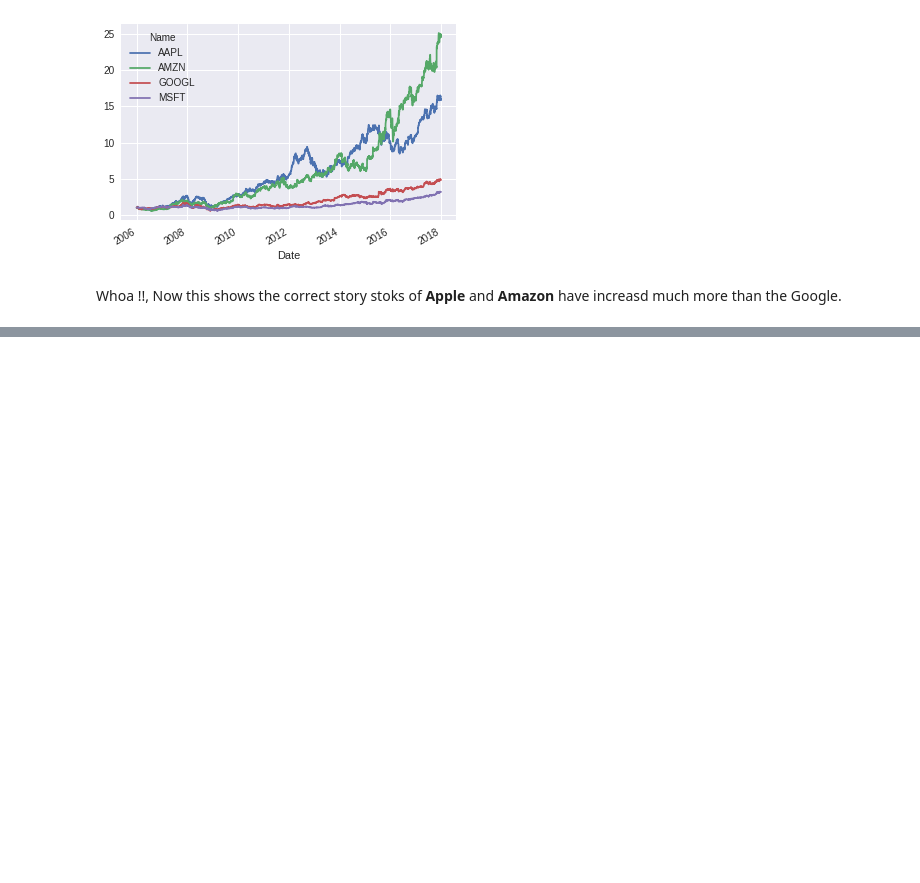
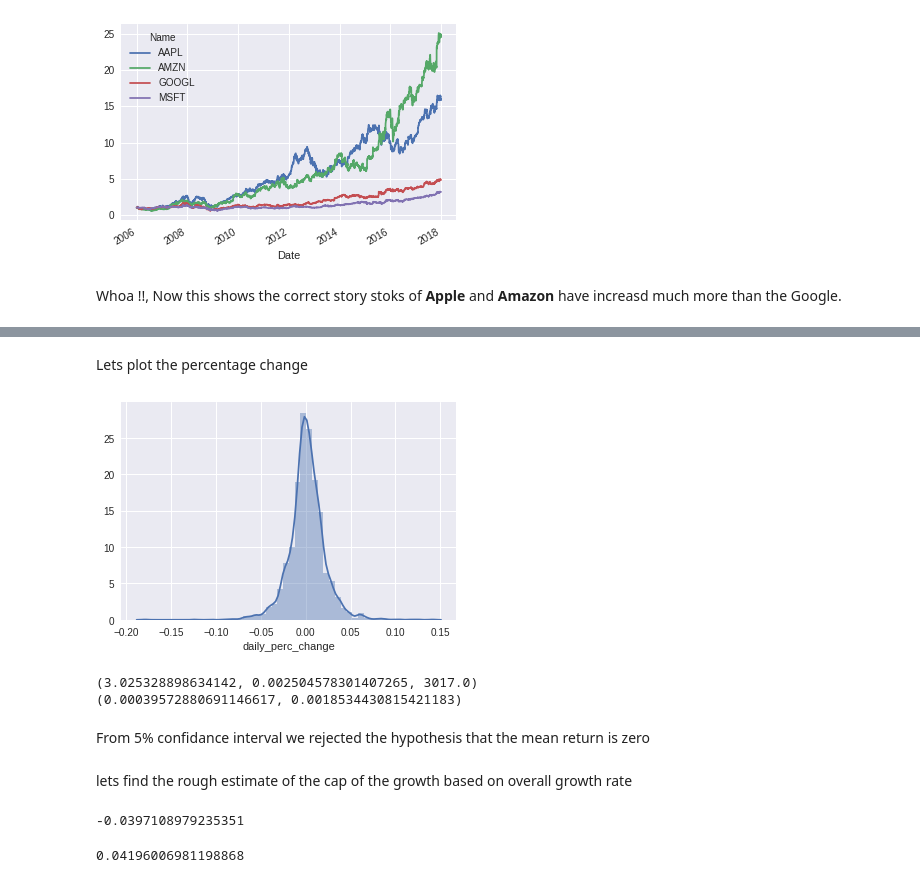
Before and after one commit to saurabh2086/timeSeriesAnalysis, a Jupyter notebook: DJIA_Data.ipynb, the cells around one changed output, grey strips where cells are left out. Drawn from its saved outputs; the diff is of its cells as text; code cells hidden in the pictures; blank space fills up the shorter version.

```diff
--- a/DJIA_Data.ipynb
+++ b/DJIA_Data.ipynb
@@ -265,0 +257,7 @@ ValueError: ignored
+# %%
+df_aapl = dff_close[['AAPL']].reset_index()
+df_aapl.columns = ["ds","y"]
+# %%
+df_aapl["daily_change"] = df_aapl[["y"]].diff()
+df_aapl["daily_perc_change"] = df_aapl[["y"]].pct_change()
+df_aapl = df_aapl.dropna()
@@ -265,0 +273,26 @@ ValueError: ignored
+# %% [markdown]
+Lets plot the percentage change
+# %%
+sns.distplot(df_aapl.daily_perc_change)
+plt.show()
+# %% [output]
+[figure, added]
+# %%
+from statsmodels.stats.weightstats import DescrStatsW
+print(DescrStatsW(df_aapl['daily_perc_change'],ddof=len(df_aapl)-1).ttest_mean(value=0, alternative='two-sided'))
+print(DescrStatsW(df_aapl['daily_perc_change'],ddof=len(df_aapl)-1).tconfint_mean())
+# %% [output]
+(3.025328898634142, 0.002504578301407265, 3017.0)
+(0.00039572880691146617, 0.0018534430815421183)
+# %% [markdown]
+From 5%  confidance interval we rejected the hypothesis that the mean return is zero
+# %% [markdown]
+lets find the rough estimate of the cap of the growth based on overall growth rate
+# %%
+np.mean(df_aapl.daily_perc_change) - 2*np.std(df_aapl.daily_perc_change)
+# %% [output]
+-0.0397108979235351
+# %%
+np.mean(df_aapl.daily_perc_change) + 2*np.std(df_aapl.daily_perc_change)
+# %% [output]
+0.04196006981198868
```
Also changed, not shown: parts of 13 cells of this notebook.
